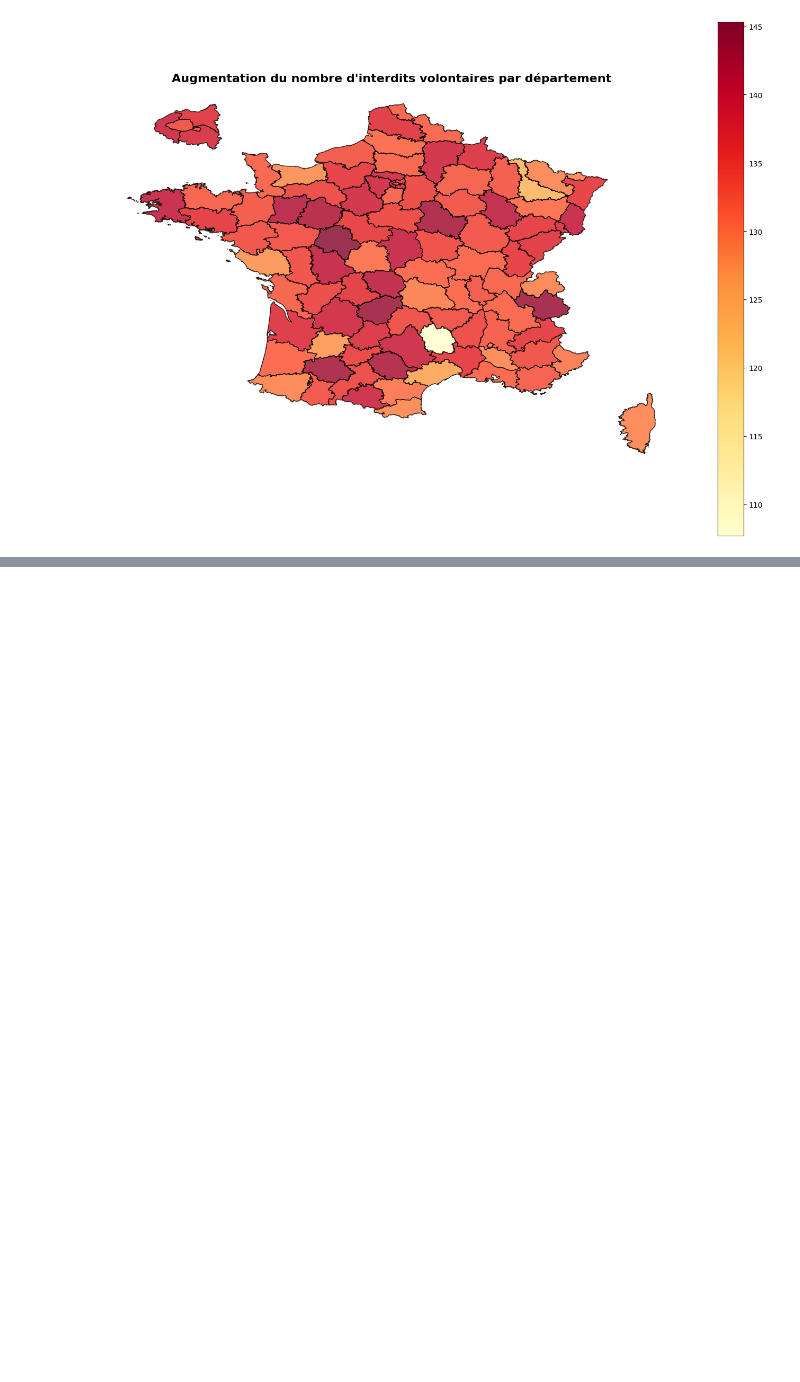
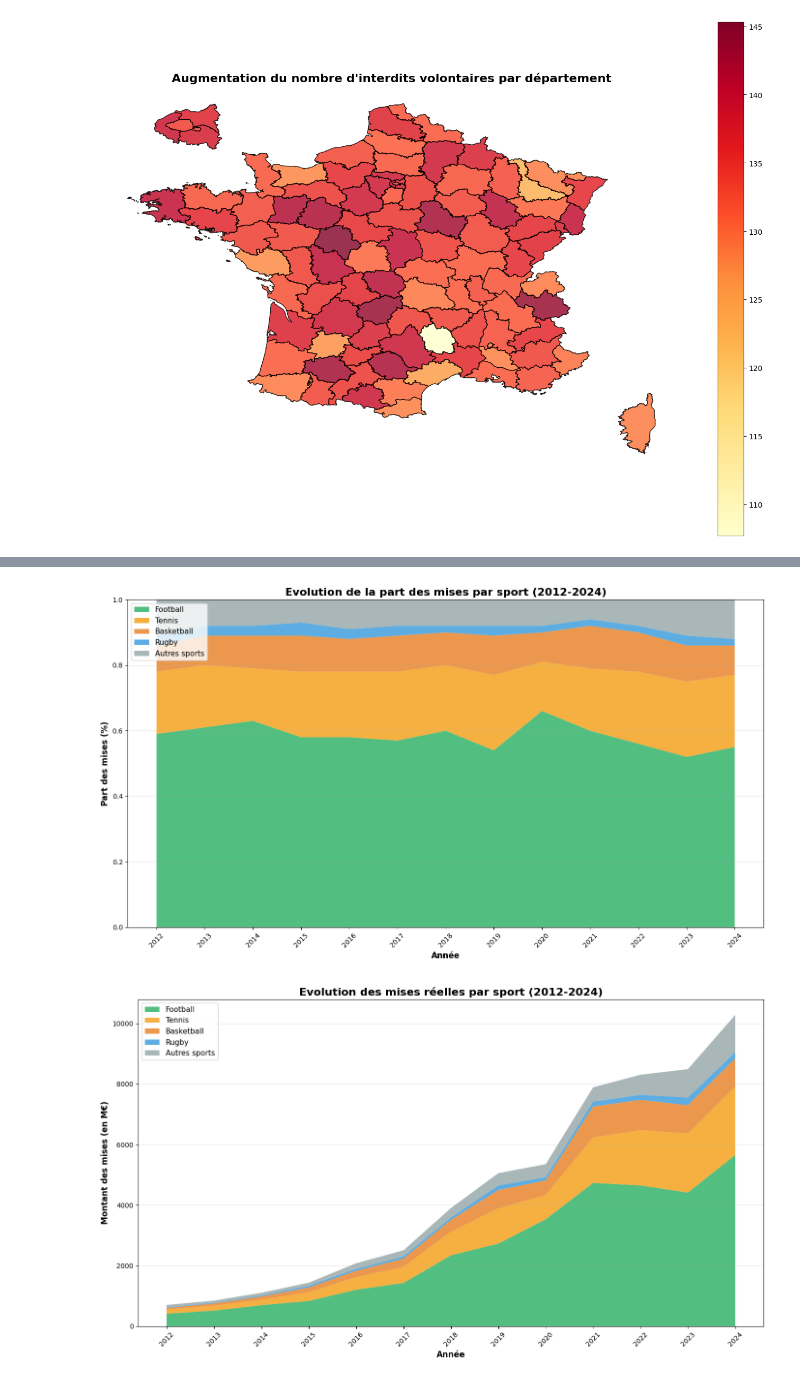
Before and after one commit to Juleslapeuf/ANJ_project, a Jupyter notebook: ANJ_Data.ipynb, the cells around one changed output, grey strips where cells are left out. Saved outputs shown, nothing was run; the diff lists cells and outputs as text; code cells hidden in the pictures; blank space fills up the shorter version.

```diff
--- a/ANJ_Data.ipynb
+++ b/ANJ_Data.ipynb
@@ -297,0 +504,65 @@ plt.show()
+# %%
+# Quatrième graphique : Stacked area - Proportions des mises par sport
+sports = ['football', 'tennis', 'basketball', 'rugby', 'autres sports']
+couleurs_sports = ['#27ae60', '#f39c12', '#e67e22', '#3498db', '#95a5a6']
+
+# Préparer les données pour le graphique en aires empilées
+data_proportions = {}
+for sport in sports:
+    categorie = f'Part mises {sport}'
+    if categorie in marches['Catégorie/Année'].values:
+        valeurs = marches[marches['Catégorie/Année'] == categorie].iloc[0, 3:].values  # Skip 2010 and 2011
+        data_proportions[sport] = pd.to_numeric(valeurs, errors='coerce')
+
+# Créer le graphique des proportions
+fig, ax = plt.subplots(figsize=(14, 8))
+
+# Créer le graphique en aires empilées pour les proportions
+ax.stackplot(range(len(annees)),
+             [data_proportions[sport] for sport in sports],
+             labels=[sport.capitalize() for sport in sports],
+             colors=couleurs_sports,
+             alpha=0.8)
+
+ax.set_xticks(range(len(annees)))
+ax.set_xticklabels(annees, rotation=45)
+ax.set_xlabel('Année', fontsize=12, fontweight='bold')
+ax.set_ylabel('Part des mises (%)', fontsize=12, fontweight='bold')
+ax.set_title('Evolution de la part des mises par sport (2012-2024)', fontsize=16, fontweight='bold')
+ax.legend(fontsize=11, loc='upper left')
+ax.set_ylim(0, 1)
+ax.grid(True, alpha=0.3, axis='y')
+plt.tight_layout()
+plt.show()
+
+# Cinquième graphique : Stacked area - Montants réels des mises par sport
+
+data_montants = {}
+for sport in sports:
+    categorie = f'Mises paris sportifs {sport} (en M€)'
+    if categorie in marches['Catégorie/Année'].values:
+        valeurs = marches[marches['Catégorie/Année'] == categorie].iloc[0, 3:].values  # Skip 2010 and 2011
+        data_montants[sport] = pd.to_numeric(valeurs, errors='coerce')
+
+# Créer le graphique des montants
+fig, ax = plt.subplots(figsize=(14, 8))
+
+# Créer le graphique en aires empilées pour les montants
+ax.stackplot(range(len(annees)),
+             [data_montants[sport] for sport in sports],
+             labels=[sport.capitalize() for sport in sports],
+             colors=couleurs_sports,
+             alpha=0.8)
+
+ax.set_xticks(range(len(annees)))
+ax.set_xticklabels(annees, rotation=45)
+ax.set_xlabel('Année', fontsize=12, fontweight='bold')
+ax.set_ylabel('Montant des mises (en M€)', fontsize=12, fontweight='bold')
+ax.set_title('Evolution des mises réelles par sport (2012-2024)', fontsize=16, fontweight='bold')
+ax.legend(fontsize=11, loc='upper left')
+ax.grid(True, alpha=0.3, axis='y')
+plt.tight_layout()
+plt.show()
+# %% [output]
+[figure, added]
+[figure, added]
```
Also changed, not shown: parts of 36 cells of this notebook.
